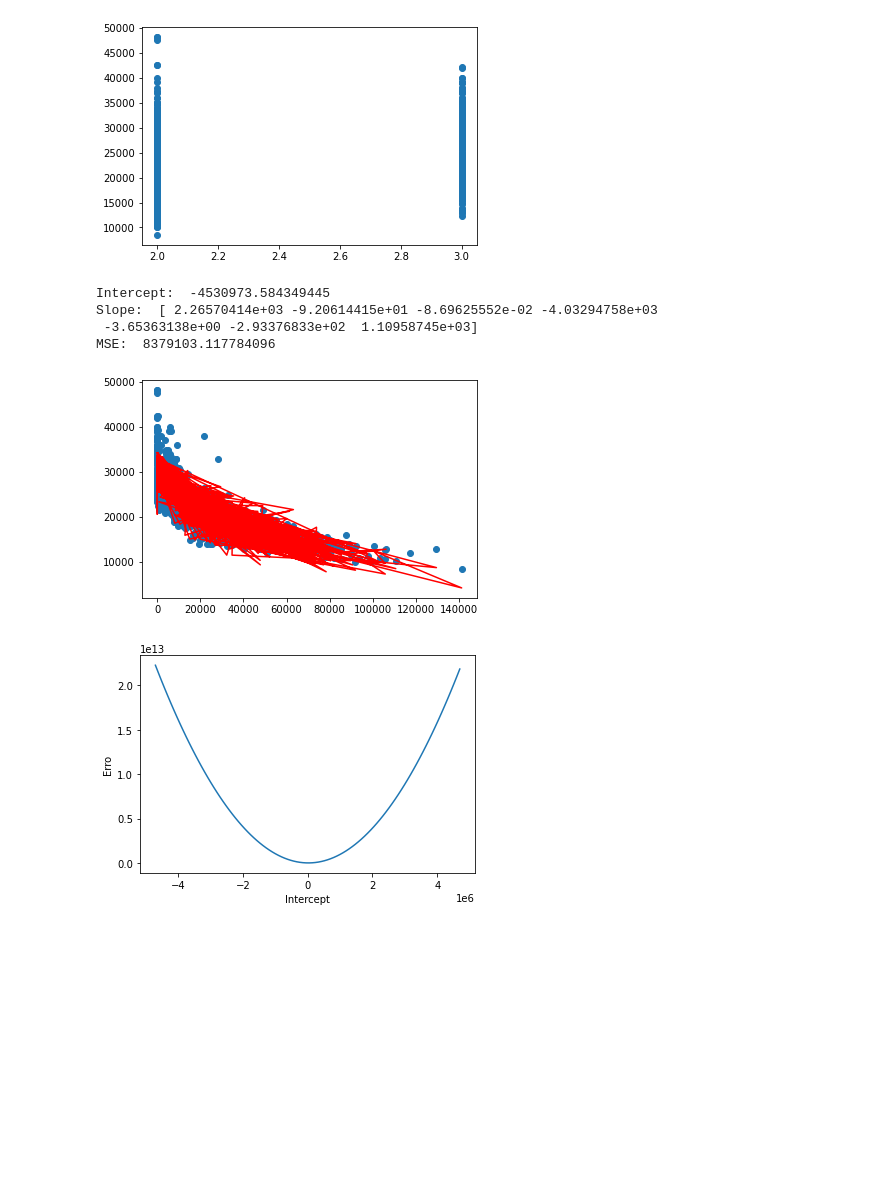
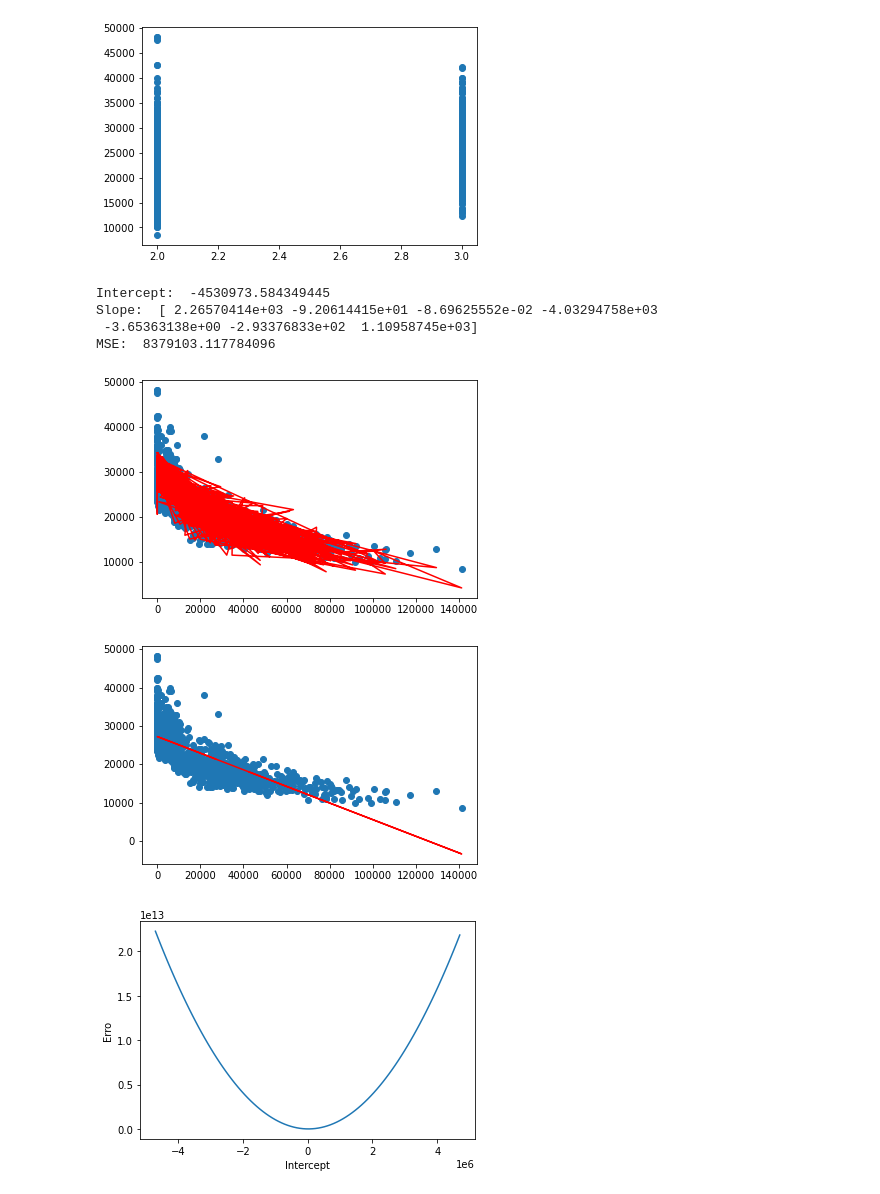
Before and after one commit to leandrolustosa/rpam_regressao, a Jupyter notebook: regressor.ipynb, the cells around one changed output. Cells and saved outputs as stored; diff of their text form; code cells hidden in the pictures; blank space fills up the shorter version.

```diff
--- a/regressor.ipynb
+++ b/regressor.ipynb
@@ -115,29 +115,38 @@ class regressao_linear():
 # %%
 from sklearn.linear_model import LinearRegression
 from sklearn.metrics import mean_squared_error
 
 modelo = LinearRegression()
 
 modelo.fit(X, y)
 
 y_pred = modelo.predict(X)
 
 mse = mean_squared_error(y, y_pred)
 
 print('Intercept: ', modelo.intercept_, '\nSlope: ', modelo.coef_, '\nMSE: ', mse, '\n')
 
 # Mileage foi a coluna escolhida pois a variação da kilometragem tem uma relação inversamente proporcional com o preço, sendo uma boa opção para aplicar Regressão Linear
-Xcol = X["mileage"]
+Xcol = np.array(X["mileage"]).reshape(-1, 1)
 
 plt.scatter(Xcol, y)
 plt.plot(Xcol, y_pred, 'r')
 plt.show()
+
+modelo.fit(Xcol, y)
+
+y_pred = modelo.predict(Xcol)
+
+plt.scatter(Xcol, y)
+plt.plot(Xcol, y_pred, 'r')
+plt.show()
 # %% [output]
 Intercept:  -4530973.584349445
 Slope:  [ 2.26570414e+03 -9.20614415e+01 -8.69625552e-02 -4.03294758e+03
  -3.65363138e+00 -2.93376833e+02  1.10958745e+03]
 MSE:  8379103.117784096
 [figure]
+[figure, added]
 # %%
 mi = 1000000
 
```
